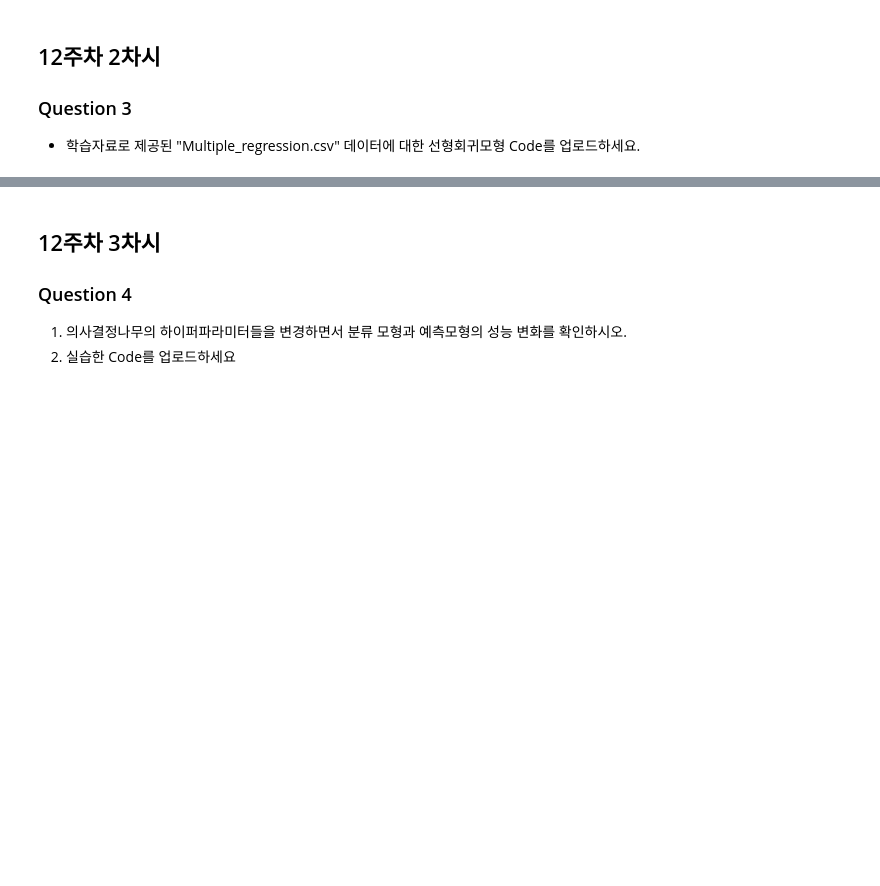
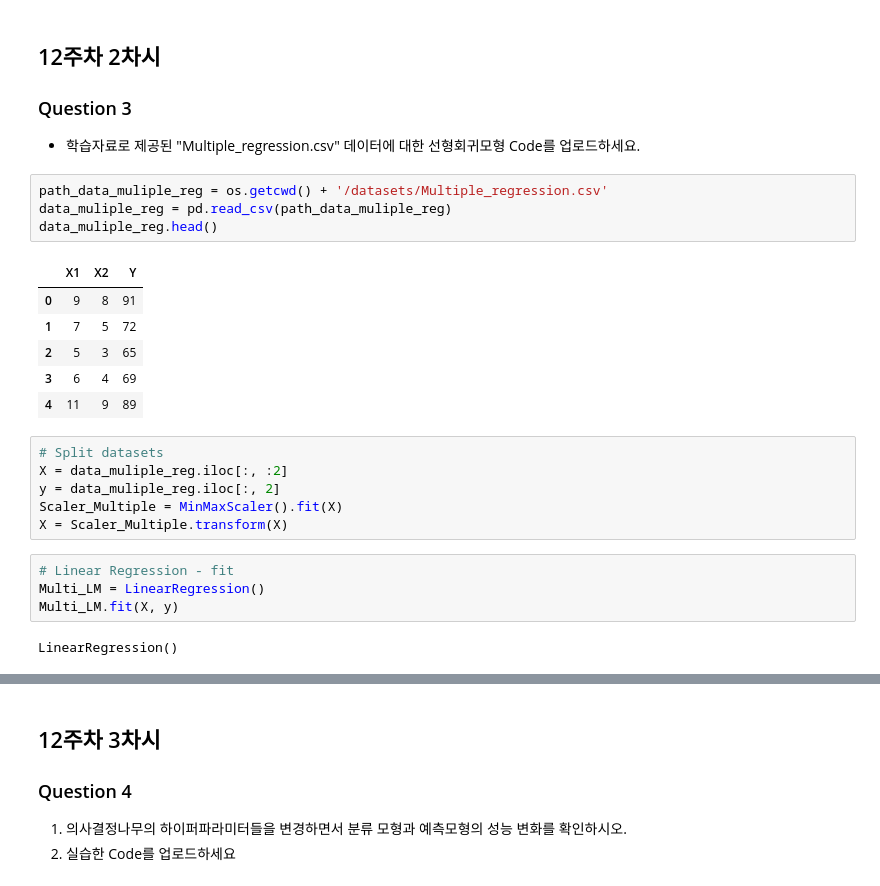
Before and after one commit to wld159/LAB_Codes, a Jupyter notebook: Python/2022-1 빅데이터와인공지능/Machine Learning/HW_3_Machine_Learning.ipynb, the cells around one changed output, grey strips where cells are left out. Drawn from its saved outputs; the diff is of its cells as text; blank space fills up the shorter version.

```diff
--- a/Python/2022-1 빅데이터와인공지능/Machine Learning/HW_3_Machine_Learning.ipynb
+++ b/Python/2022-1 빅데이터와인공지능/Machine Learning/HW_3_Machine_Learning.ipynb
@@ -171,3 +172,26 @@ print(">>> Accuracy score : ", knn_reg.score(X_test, y_test))
 ## 12주차 2차시
 ### Question 3
 * 학습자료로 제공된 "Multiple_regression.csv" 데이터에 대한 선형회귀모형 Code를 업로드하세요.
+# %%
+path_data_muliple_reg = os.getcwd() + '/datasets/Multiple_regression.csv'
+data_muliple_reg = pd.read_csv(path_data_muliple_reg)
+data_muliple_reg.head()
+# %% [output]
+|  | X1 | X2 | Y |
+| 0 | 9 | 8 | 91 |
+| 1 | 7 | 5 | 72 |
+| 2 | 5 | 3 | 65 |
+| 3 | 6 | 4 | 69 |
+| 4 | 11 | 9 | 89 |
+# %%
+# Split datasets
+X = data_muliple_reg.iloc[:, :2]
+y = data_muliple_reg.iloc[:, 2]
+Scaler_Multiple = MinMaxScaler().fit(X)
+X = Scaler_Multiple.transform(X)
+# %%
+# Linear Regression - fit
+Multi_LM = LinearRegression()
+Multi_LM.fit(X, y)
+# %% [output]
+LinearRegression()
```
Also changed, not shown: parts of 4 cells of this notebook.
